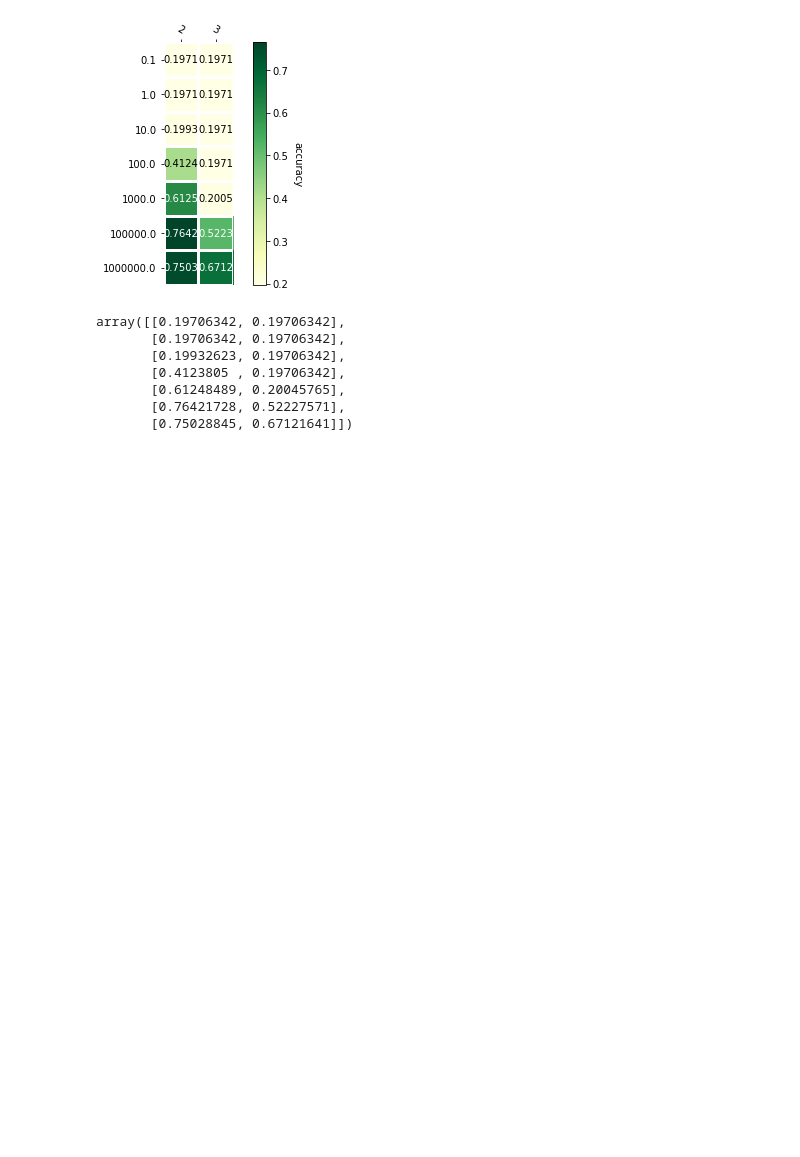
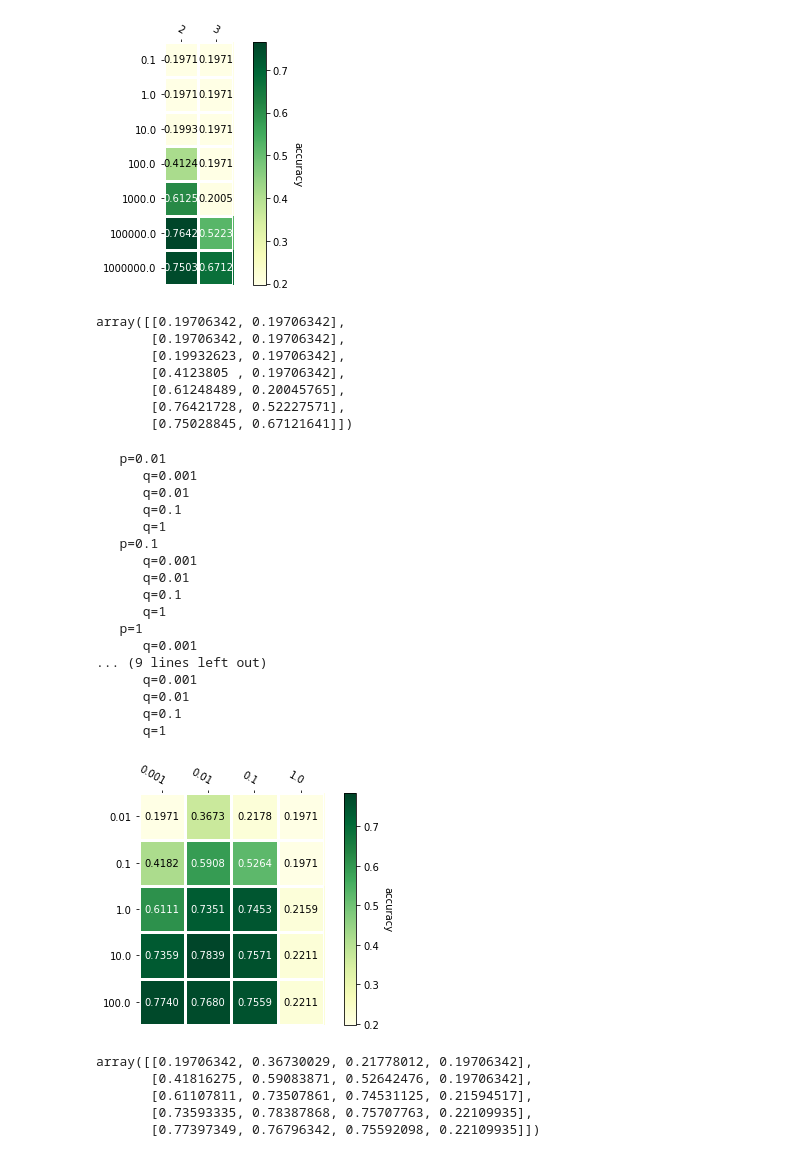
Before and after one commit to jonabaa/Project3, a Jupyter notebook: Testing all four methods over parameters.ipynb, the cells around one changed output. Cells and saved outputs as stored; diff of their text form; code cells hidden in the pictures; blank space fills up the shorter version.

Commit message:
rbf test

```diff
--- a/Testing all four methods over parameters.ipynb
+++ b/Testing all four methods over parameters.ipynb
@@ -405,3 +405,41 @@ array([[0.19706342, 0.19706342],
        [0.61248489, 0.20045765],
        [0.76421728, 0.52227571],
        [0.75028845, 0.67121641]])
+# %%
+def rbf_svm_tester(X_train, y_train, C_list = [0.1], gamma_list = [0.1], folds = 10, plot = False) :
+    """
+    Test the svm parameters C and gamma of svm with rbf kernel
+    using cross validation
+
+    If plot is set to true, show a heatmap of the results
+    """
+
+    svm_constructor = (lambda p,q : svm.SVC(kernel = 'rbf', C = p, gamma = q))
+    scores = clf_cross_validator(X_train, y_train, svm_constructor, C_list, gamma_list, folds = folds, plot = plot, label = 'accuracy')
+    return scores
+
+rbf_svm_tester(X_train, y_train, C_list = [0.01, 0.1,1, 10, 100], gamma_list = [0.001, 0.01, 0.1, 1], folds = 3, plot = True)
+# %% [output]
+   p=0.01
+      q=0.001
+      q=0.01
+      q=0.1
+      q=1
+   p=0.1
+      q=0.001
+      q=0.01
+      q=0.1
+      q=1
+   p=1
+      q=0.001
+... (9 lines left out)
+      q=0.001
+      q=0.01
+      q=0.1
+      q=1
+[figure, added]
+array([[0.19706342, 0.36730029, 0.21778012, 0.19706342],
+       [0.41816275, 0.59083871, 0.52642476, 0.19706342],
+       [0.61107811, 0.73507861, 0.74531125, 0.21594517],
+       [0.73593335, 0.78387868, 0.75707763, 0.22109935],
+       [0.77397349, 0.76796342, 0.75592098, 0.22109935]])
```
Also changed, not shown: 1 other file.
